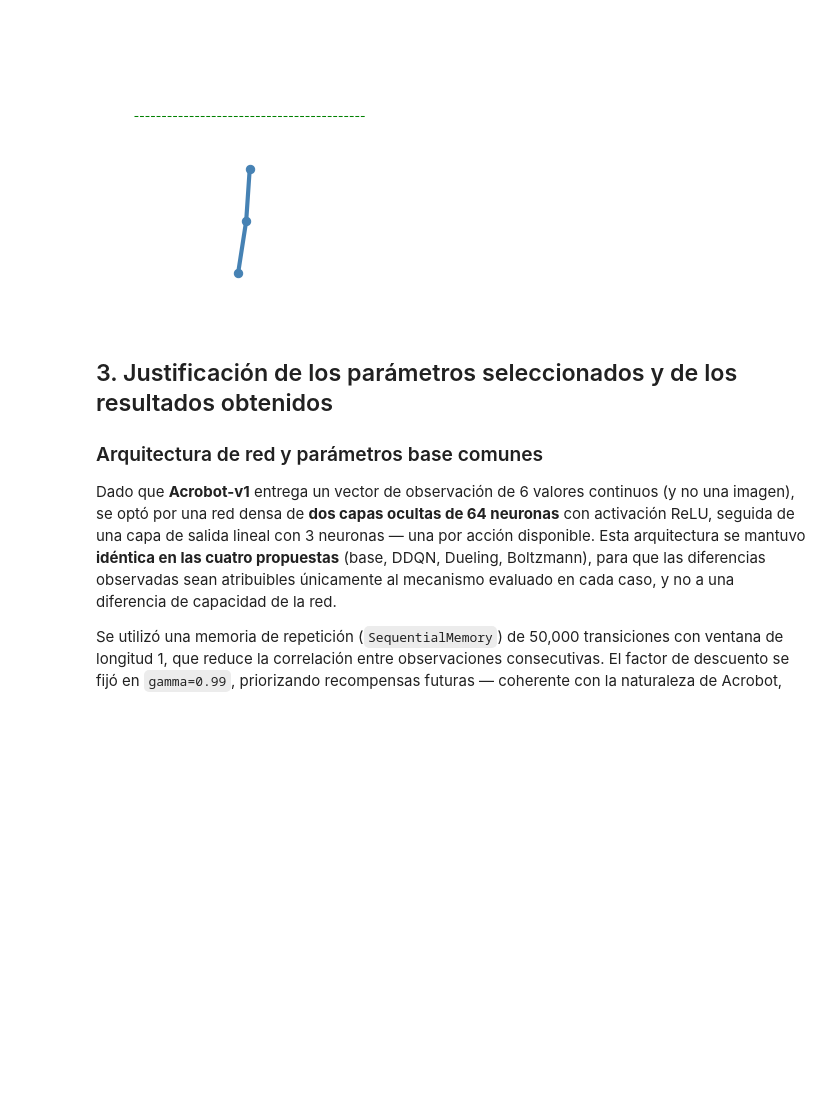
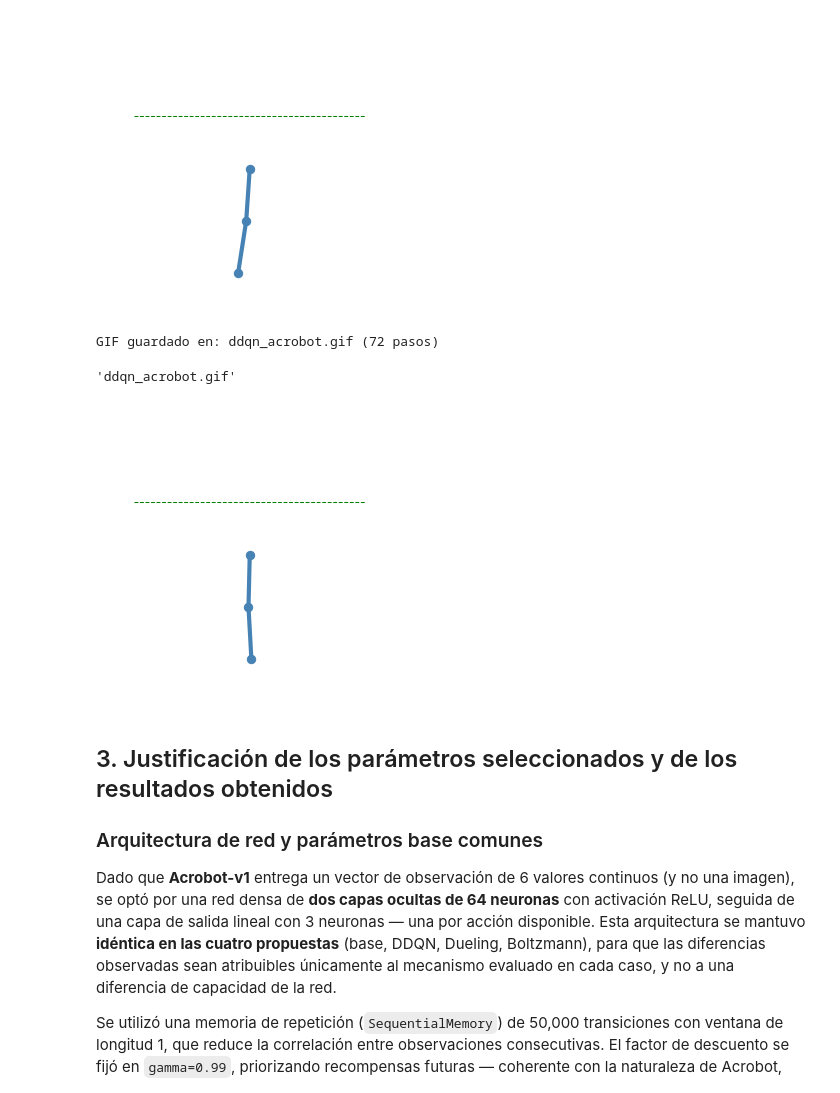
Before and after one commit to kevinsoto772/08MIAR-Proyecto-RL, a Jupyter notebook: Proyecto_práctico DG.ipynb, the cells around one changed output. Drawn from its saved outputs; the diff is of its cells as text; code cells hidden in the pictures; blank space fills up the shorter version.

```diff
--- a/Proyecto_práctico DG.ipynb
+++ b/Proyecto_práctico DG.ipynb
@@ -920,3 +936,13 @@ IPImage(filename='boltzmann_acrobot.gif')
+# %%
+grabar_gif_matplotlib(ddqn, "ddqn")
+# %% [output]
+GIF guardado en: ddqn_acrobot.gif (72 pasos)
+'ddqn_acrobot.gif'
+# %%
+from IPython.display import Image as IPImage
+IPImage(filename='ddqn_acrobot.gif')
+# %% [output]
+[figure, added]
 # %% [markdown]
 ## 3. Justificación de los parámetros seleccionados y de los resultados obtenidos
 
```
Also changed, not shown: parts of 8 cells of this notebook.
